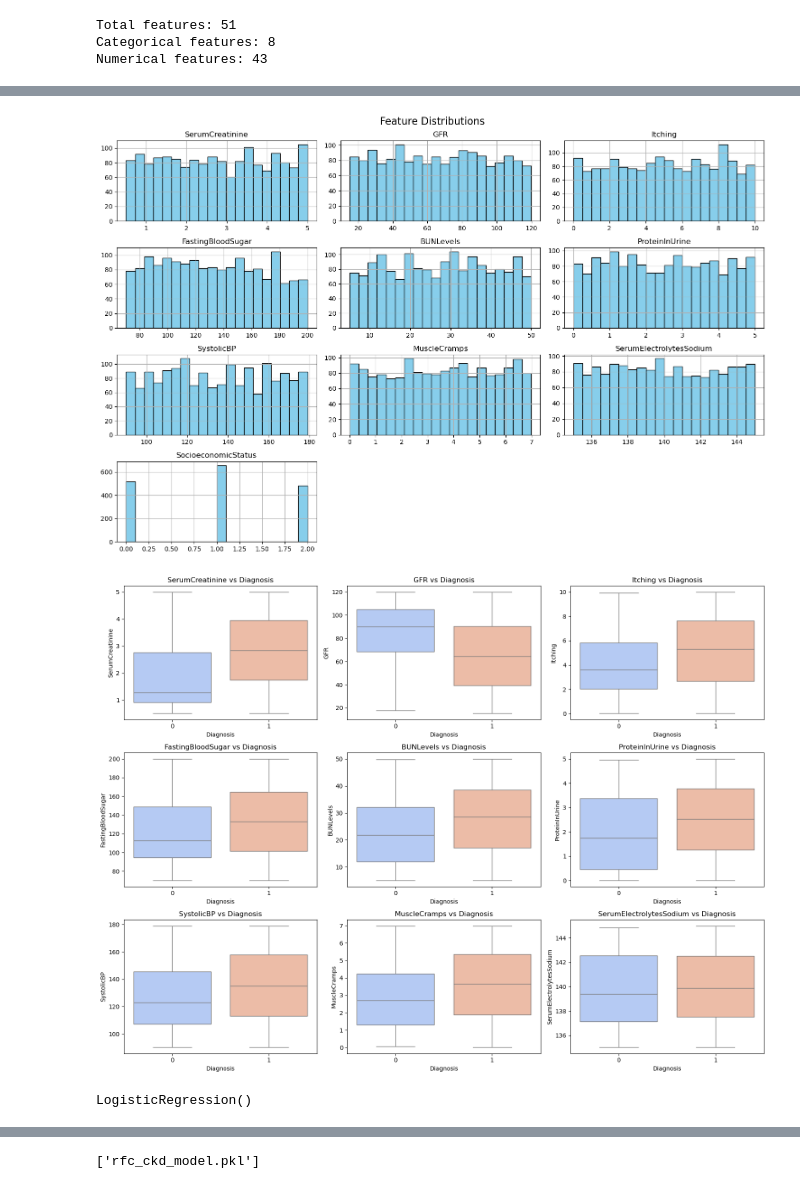
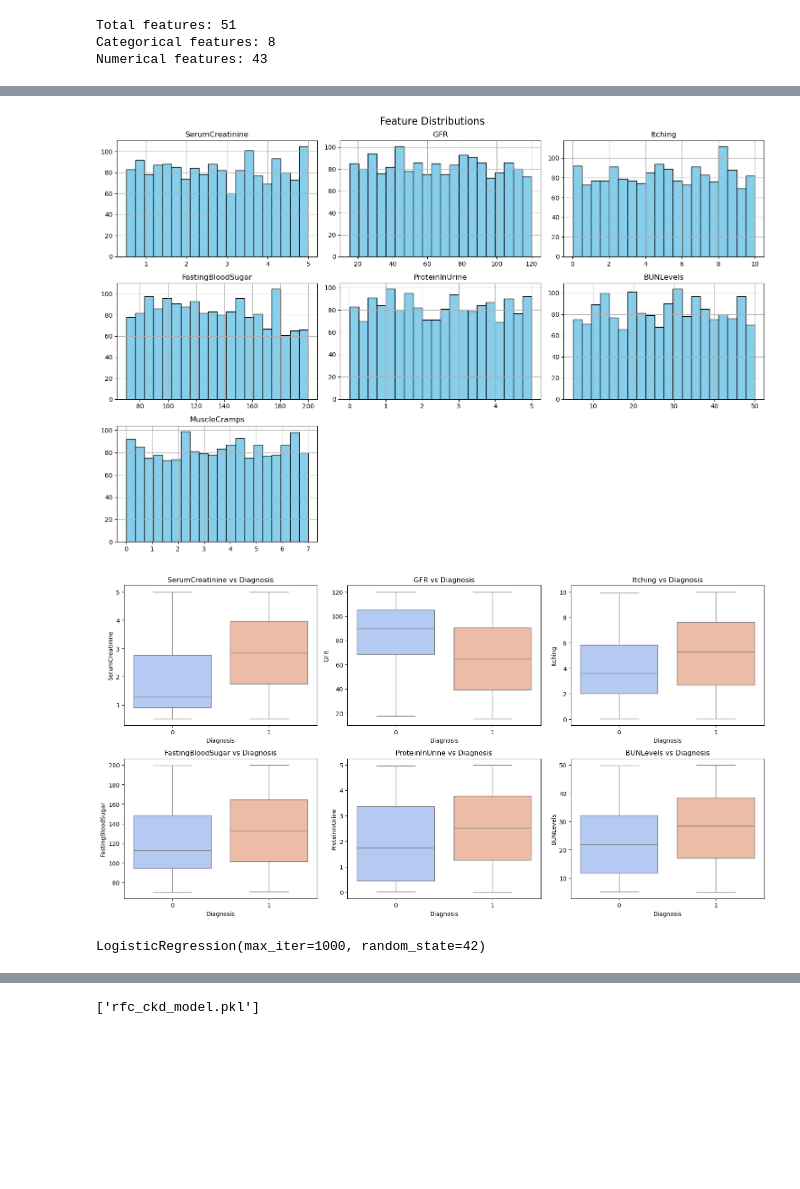
Before and after one commit to wulzymart/ckd_diagnstic_tool_ml, a Jupyter notebook: kidney_disease.ipynb, the cells around one changed output, grey strips where cells are left out. Cells and saved outputs as stored; diff of their text form; code cells hidden in the pictures; blank space fills up the shorter version.

```diff
--- a/kidney_disease.ipynb
+++ b/kidney_disease.ipynb
@@ -263,6 +263,7 @@ def statistical_feature_selection(X, y, k=20):
     if len(numerical_features) > 0:
         X_numerical = X[numerical_features]
         selector_f = SelectKBest(score_func=f_classif, k=min(k, len(numerical_features)))
+        X_selected_f = selector_f.fit_transform(X_numerical, y)
 
         # Get selected feature names
         selected_features_f = X_numerical.columns[selector_f.get_support()].tolist()
@@ -285,6 +286,7 @@ def statistical_feature_selection(X, y, k=20):
             label_encoders[col] = le
 
         selector_chi2 = SelectKBest(score_func=chi2, k=min(k, len(categorical_features)))
+        X_selected_chi2 = selector_chi2.fit_transform(X_categorical, y)
 
         selected_features_chi2 = X_categorical.columns[selector_chi2.get_support()].tolist()
         scores_chi2 = selector_chi2.scores_
@@ -317,6 +319,7 @@ def mutual_information_selection(X, y, k=20):
 
     # Select top k features
     selector_mi = SelectKBest(score_func=mutual_info_classif, k=k)
+    X_selected_mi = selector_mi.fit_transform(X_encoded, y)
     selected_features_mi = X_encoded.columns[selector_mi.get_support()].tolist()
 
     # Sort by score
@@ -545,7 +548,7 @@ def comprehensive_feature_selection(df, target_col='Diagnosis', n_features=20):
         'final_features': final_features
     }
 # %%
-feature_selection_results = comprehensive_feature_selection(df, target_col='Diagnosis', n_features=10)
+feature_selection_results = comprehensive_feature_selection(df, target_col='Diagnosis', n_features=7)
 # %% [output]
 ============================================================
 COMPREHENSIVE FEATURE SELECTION PIPELINE
@@ -605,32 +608,32 @@ FastingBloodSugar: selected by 4 methods
 # %%
 from sklearn.model_selection import train_test_split
 from sklearn.preprocessing import StandardScaler
 scaler = StandardScaler()
 
 X = df[feature_selection_results['final_features']]
 X.hist(figsize=(15, 10), bins=20, color='skyblue', edgecolor='black')
 plt.suptitle('Feature Distributions', fontsize=16)
 plt.tight_layout()
 plt.show()
 plt.figure(figsize=(16, 12))
 for idx, col in enumerate(X.columns[:-1], 1):
     plt.subplot(3, 3, idx)
     sns.boxplot(x='Diagnosis', y=col, data=df, palette='coolwarm', hue="Diagnosis", legend=False)
     plt.title(f'{col} vs Diagnosis')
     plt.tight_layout()
 plt.show()
 y = df['Diagnosis']
 x_scaled = scaler.fit_transform(X)
 
-X_train, X_test, y_train, y_test = train_test_split(x_scaled, y, random_state=42, test_size=0.2, stratify=y)
+X_train, X_test, y_train, y_test = train_test_split(X, y, random_state=42, test_size=0.4, stratify=y)
 # %% [output]
-[figure, old version]
+[figure, new version]
-[figure, old version]
+[figure, new version]
 # %%
-model = LogisticRegression()
+model = LogisticRegression(random_state=42, max_iter=1000)
 model.fit(X_train, y_train)
 # %% [output]
-LogisticRegression()
+LogisticRegression(max_iter=1000, random_state=42)
 # %%
 pred = model.predict(X_test)
 # %%
```
Also changed, not shown: parts of 11 cells of this notebook, 1 other file.
